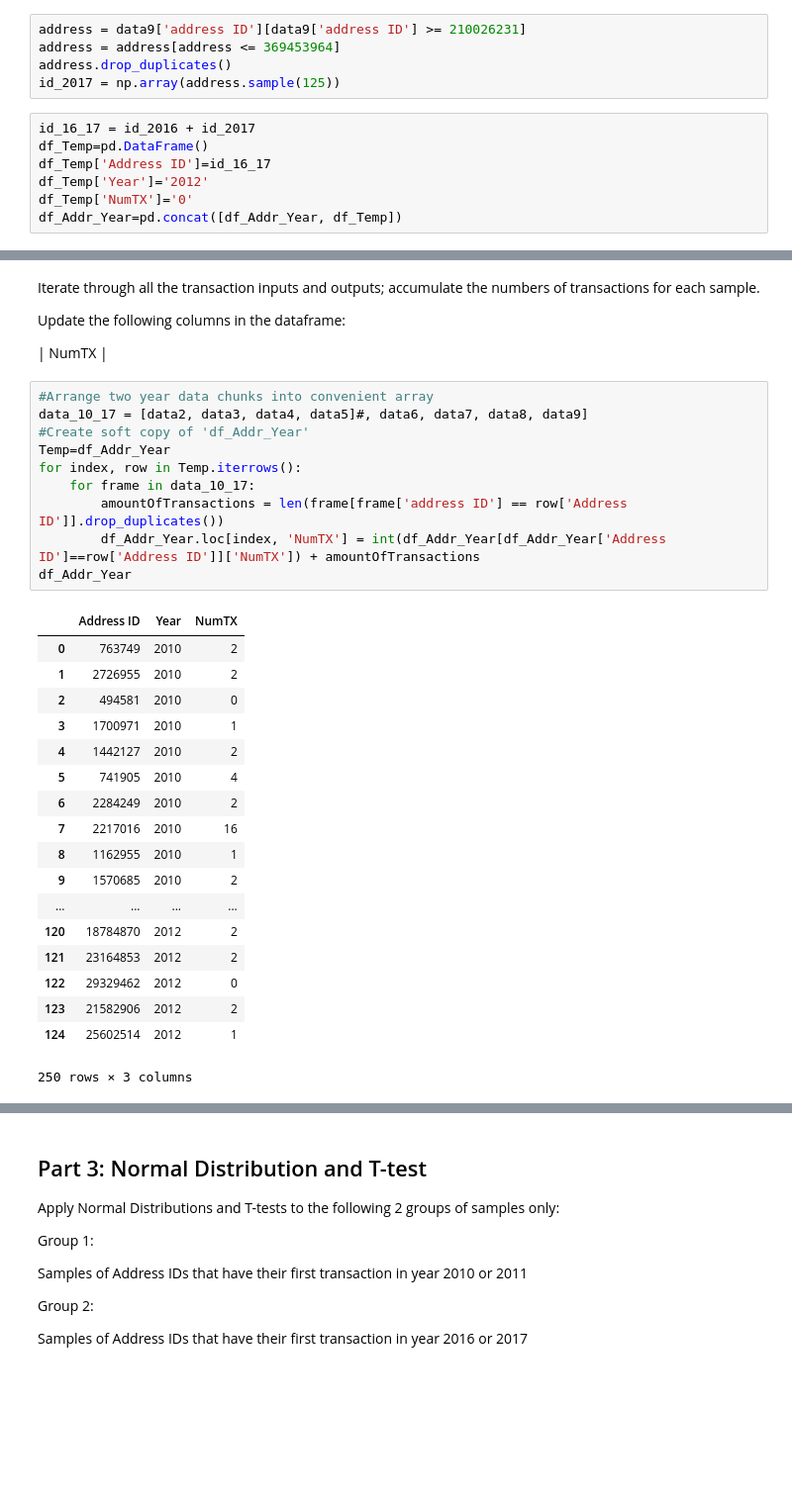
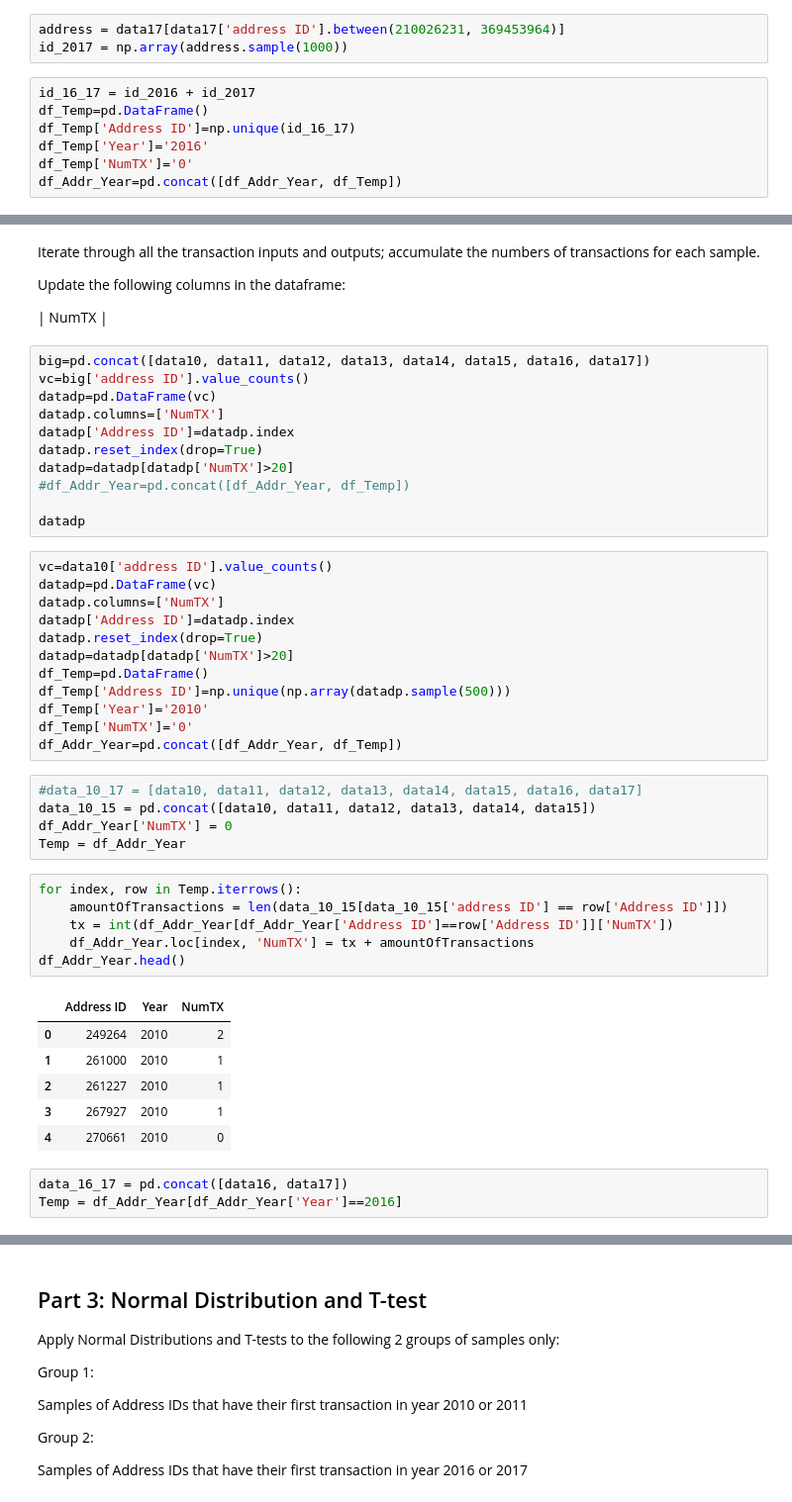
Before and after one commit to YinlongQian/Bitcoin-Project, a Jupyter notebook: FinalProject.ipynb, the cells around one changed output, grey strips where cells are left out. Shown: that part at 99% size. Drawn from its saved outputs; the diff is of its cells as text; blank space fills up the shorter version.

```diff
--- a/FinalProject.ipynb
+++ b/FinalProject.ipynb
@@ -351,13 +335,11 @@ id_2016 = np.array(address.sample(125))
 # %%
-address = data9['address ID'][data9['address ID'] >= 210026231]
-address = address[address <= 369453964]
-address.drop_duplicates()
-id_2017 = np.array(address.sample(125))
+address = data17[data17['address ID'].between(210026231, 369453964)]
+id_2017 = np.array(address.sample(1000))
 # %%
 id_16_17 = id_2016 + id_2017
 df_Temp=pd.DataFrame()
-df_Temp['Address ID']=id_16_17
-df_Temp['Year']='2012'
+df_Temp['Address ID']=np.unique(id_16_17)
+df_Temp['Year']='2016'
 df_Temp['NumTX']='0'
 df_Addr_Year=pd.concat([df_Addr_Year, df_Temp])
 # %% [markdown]
@@ -368,32 +350,47 @@ Iterate through all the transaction inputs and outputs; accumulate the numbers o
 Update the following columns in the dataframe:
 
 | NumTX |
+# %%
+big=pd.concat([data10, data11, data12, data13, data14, data15, data16, data17])
+vc=big['address ID'].value_counts()
+datadp=pd.DataFrame(vc)
+datadp.columns=['NumTX']
+datadp['Address ID']=datadp.index
+datadp.reset_index(drop=True)
+datadp=datadp[datadp['NumTX']>20]
+#df_Addr_Year=pd.concat([df_Addr_Year, df_Temp])
+
+datadp
+# %%
+vc=data10['address ID'].value_counts()
+datadp=pd.DataFrame(vc)
+datadp.columns=['NumTX']
+datadp['Address ID']=datadp.index
+datadp.reset_index(drop=True)
+datadp=datadp[datadp['NumTX']>20]
+df_Temp=pd.DataFrame()
+df_Temp['Address ID']=np.unique(np.array(datadp.sample(500)))
+df_Temp['Year']='2010'
+df_Temp['NumTX']='0'
+df_Addr_Year=pd.concat([df_Addr_Year, df_Temp])
+# %%
+#data_10_17 = [data10, data11, data12, data13, data14, data15, data16, data17]
+data_10_15 = pd.concat([data10, data11, data12, data13, data14, data15])
+df_Addr_Year['NumTX'] = 0
+Temp = df_Addr_Year
 # %%
-#Arrange two year data chunks into convenient array
-data_10_17 = [data2, data3, data4, data5]#, data6, data7, data8, data9]
-#Create soft copy of 'df_Addr_Year'
-Temp=df_Addr_Year
 for index, row in Temp.iterrows():
-    for frame in data_10_17:
-        amountOfTransactions = len(frame[frame['address ID'] == row['Address ID']].drop_duplicates())
-        df_Addr_Year.loc[index, 'NumTX'] = int(df_Addr_Year[df_Addr_Year['Address ID']==row['Address ID']]['NumTX']) + amountOfTransactions
-df_Addr_Year
+    amountOfTransactions = len(data_10_15[data_10_15['address ID'] == row['Address ID']])
+    tx = int(df_Addr_Year[df_Addr_Year['Address ID']==row['Address ID']]['NumTX'])
+    df_Addr_Year.loc[index, 'NumTX'] = tx + amountOfTransactions
+df_Addr_Year.head()
 # %% [output]
 |  | Address ID | Year | NumTX |
-| 0 | 763749 | 2010 | 2 |
-| 1 | 2726955 | 2010 | 2 |
-| 2 | 494581 | 2010 | 0 |
-| 3 | 1700971 | 2010 | 1 |
-| 4 | 1442127 | 2010 | 2 |
-| 5 | 741905 | 2010 | 4 |
-| 6 | 2284249 | 2010 | 2 |
-| 7 | 2217016 | 2010 | 16 |
-| 8 | 1162955 | 2010 | 1 |
-| 9 | 1570685 | 2010 | 2 |
-| ... | ... | ... | ... |
-| 120 | 18784870 | 2012 | 2 |
-| 121 | 23164853 | 2012 | 2 |
-| 122 | 29329462 | 2012 | 0 |
-| 123 | 21582906 | 2012 | 2 |
-| 124 | 25602514 | 2012 | 1 |
+| 0 | 249264 | 2010 | 2 |
+| 1 | 261000 | 2010 | 1 |
+| 2 | 261227 | 2010 | 1 |
+| 3 | 267927 | 2010 | 1 |
+| 4 | 270661 | 2010 | 0 |
-250 rows × 3 columns
+# %%
+data_16_17 = pd.concat([data16, data17])
+Temp = df_Addr_Year[df_Addr_Year['Year']==2016]
```
Also changed, not shown: parts of 32 cells of this notebook, 1 other file.
